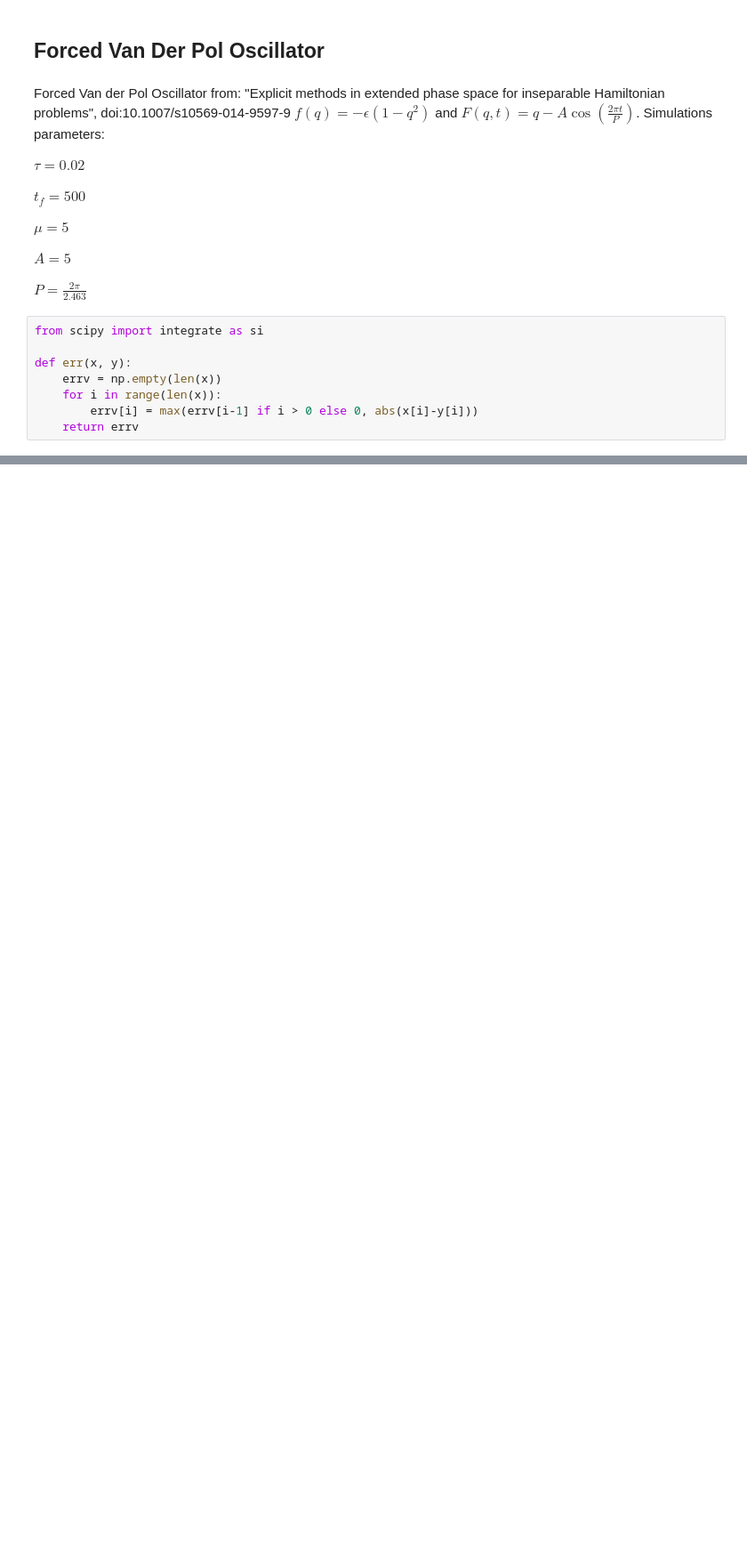
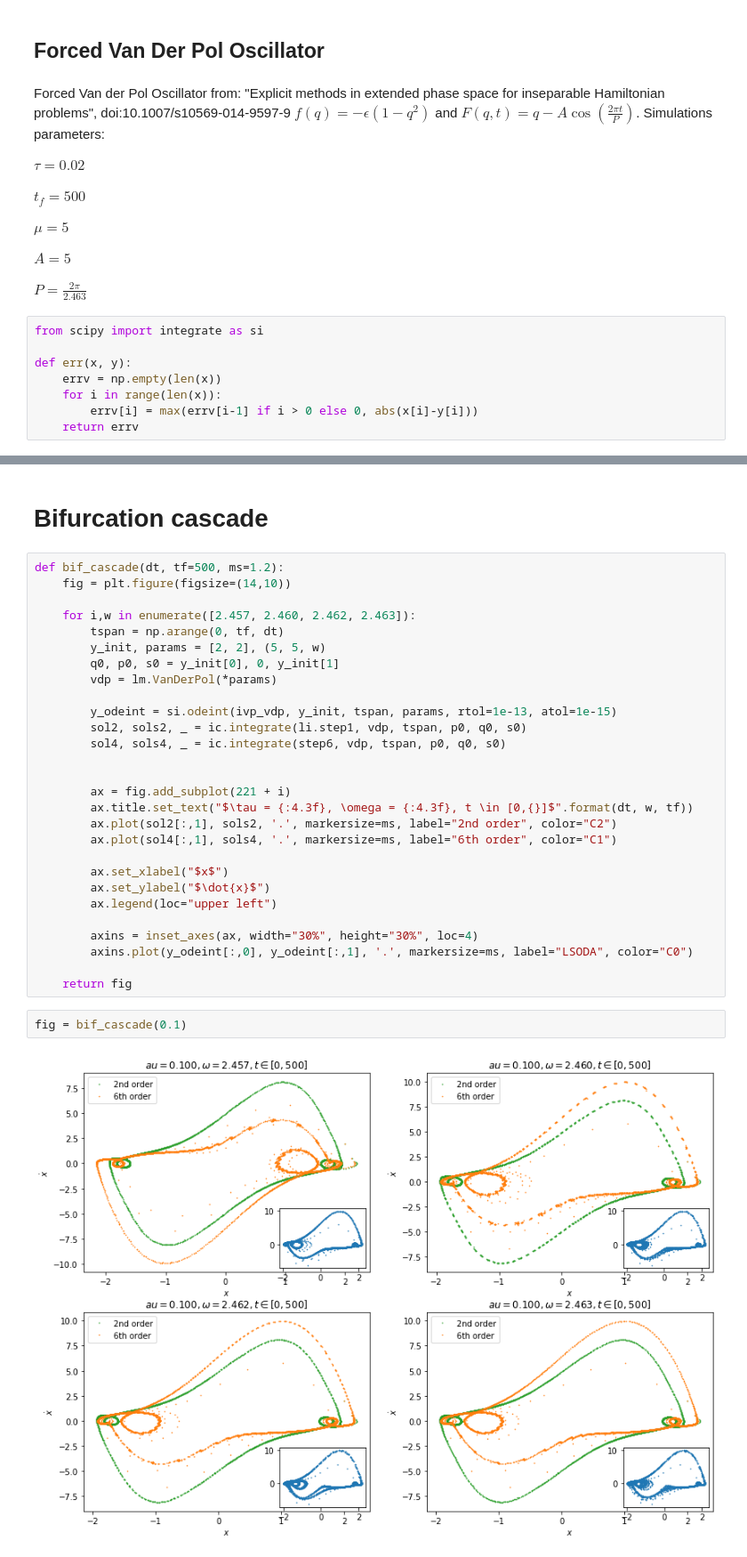
Before and after one commit to fzadra/VanDerPolContact, a Jupyter notebook: ForcedVdP.ipynb, the cells around one changed output, grey strips where cells are left out. Shown: that part at 89% size. Saved outputs shown, nothing was run; the diff lists cells and outputs as text; blank space fills up the shorter version.

```diff
--- a/ForcedVdP.ipynb
+++ b/ForcedVdP.ipynb
@@ -148,0 +144,34 @@ plt.show()
+# %% [markdown]
+# Bifurcation cascade
+# %%
+def bif_cascade(dt, tf=500, ms=1.2):
+    fig = plt.figure(figsize=(14,10))
+
+    for i,w in enumerate([2.457, 2.460, 2.462, 2.463]):
+        tspan = np.arange(0, tf, dt)
+        y_init, params = [2, 2], (5, 5, w)
+        q0, p0, s0 = y_init[0], 0, y_init[1]
+        vdp = lm.VanDerPol(*params)
+
+        y_odeint = si.odeint(ivp_vdp, y_init, tspan, params, rtol=1e-13, atol=1e-15)
+        sol2, sols2, _ = ic.integrate(li.step1, vdp, tspan, p0, q0, s0)
+        sol4, sols4, _ = ic.integrate(step6, vdp, tspan, p0, q0, s0)
+
+
+        ax = fig.add_subplot(221 + i)
+        ax.title.set_text("$\tau = {:4.3f}, \omega = {:4.3f}, t \in [0,{}]$".format(dt, w, tf))
+        ax.plot(sol2[:,1], sols2, '.', markersize=ms, label="2nd order", color="C2")
+        ax.plot(sol4[:,1], sols4, '.', markersize=ms, label="6th order", color="C1")
+
+        ax.set_xlabel("$x$")
+        ax.set_ylabel("$\dot{x}$")
+        ax.legend(loc="upper left")
+
+        axins = inset_axes(ax, width="30%", height="30%", loc=4)
+        axins.plot(y_odeint[:,0], y_odeint[:,1], '.', markersize=ms, label="LSODA", color="C0")
+
+    return fig
+# %%
+fig = bif_cascade(0.1)
+# %% [output]
+[figure, added]
```
Also changed, not shown: parts of 13 cells of this notebook, 1 other file.
